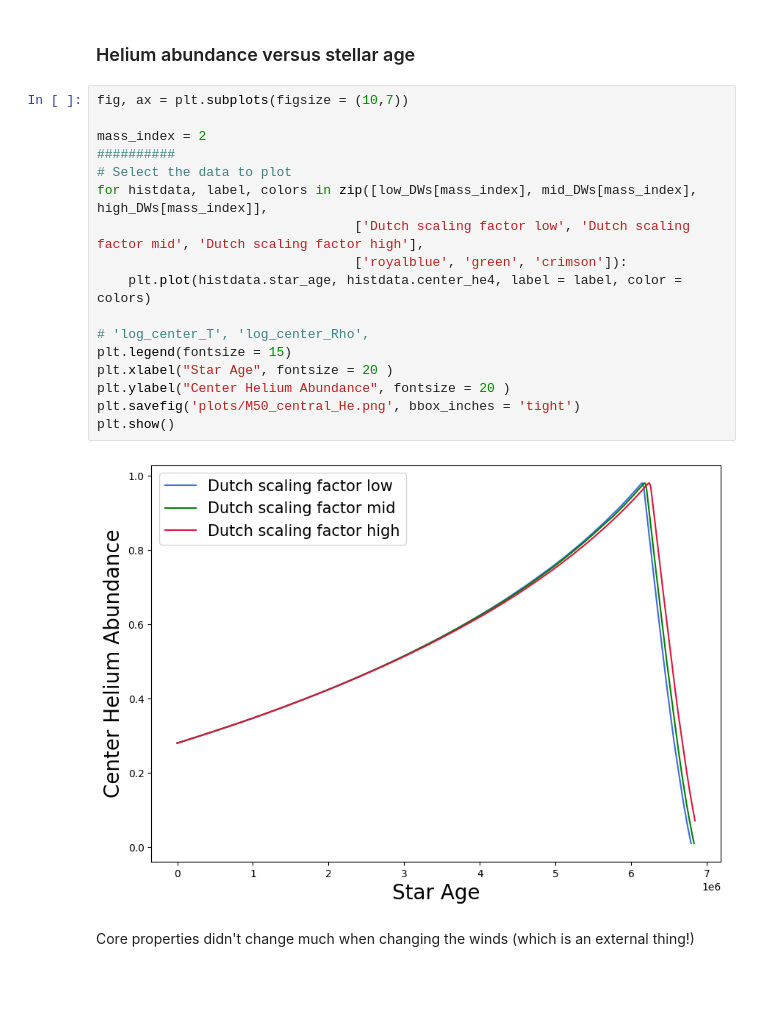
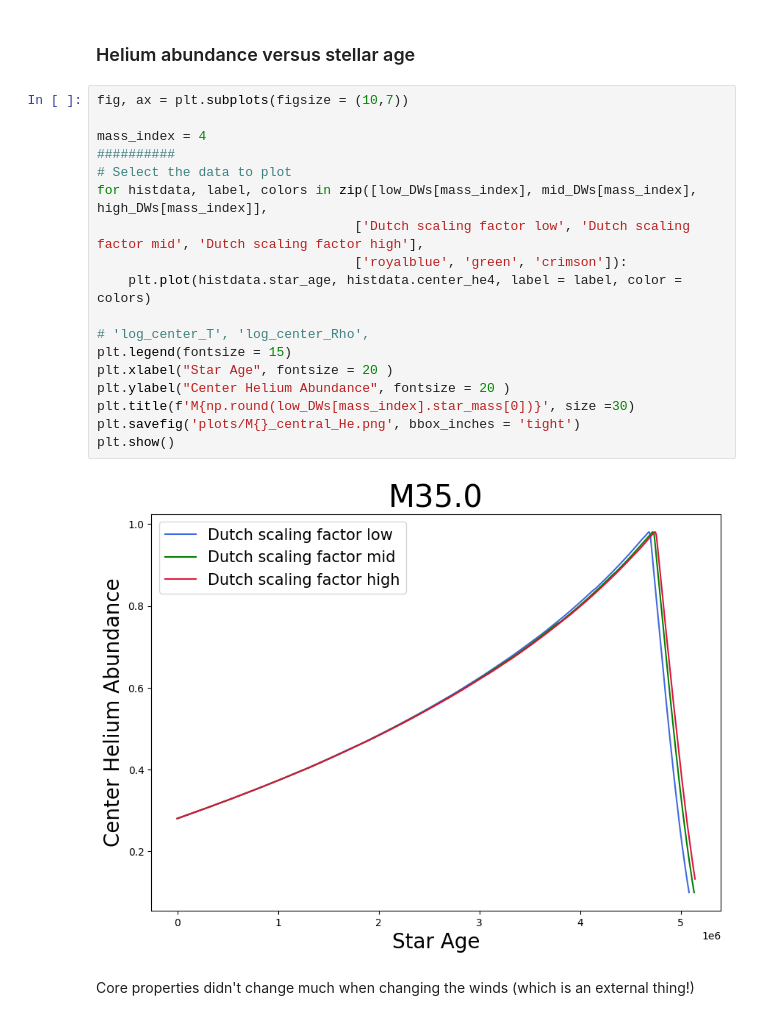
Before and after one commit to LiekeVanSon/ASBE-course, a Jupyter notebook: practicum/session3/solutions_session3/solutions_session3.ipynb, the cells around one changed output. Drawn from its saved outputs; the diff is of its cells as text; blank space fills up the shorter version.

```diff
--- a/practicum/session3/solutions_session3/solutions_session3.ipynb
+++ b/practicum/session3/solutions_session3/solutions_session3.ipynb
@@ -395,22 +200,23 @@ def plot_HR_with_radius_contours(list_of_hist_data, label_list = ['No overshoot'
 # %%
 fig, ax = plt.subplots(figsize = (10,7))
 
-mass_index = 2
+mass_index = 4
 ##########
 # Select the data to plot
 for histdata, label, colors in zip([low_DWs[mass_index], mid_DWs[mass_index], high_DWs[mass_index]],
                                  ['Dutch scaling factor low', 'Dutch scaling factor mid', 'Dutch scaling factor high'],
                                  ['royalblue', 'green', 'crimson']):
     plt.plot(histdata.star_age, histdata.center_he4, label = label, color = colors)
 
 # 'log_center_T', 'log_center_Rho',
 plt.legend(fontsize = 15)
 plt.xlabel("Star Age", fontsize = 20 )
 plt.ylabel("Center Helium Abundance", fontsize = 20 )
-plt.savefig('plots/M50_central_He.png', bbox_inches = 'tight')
+plt.title(f'M{np.round(low_DWs[mass_index].star_mass[0])}', size =30)
+plt.savefig('plots/M{}_central_He.png', bbox_inches = 'tight')
 plt.show()
 # %% [output]
-[figure, old version]
+[figure, new version]
 # %% [markdown]
 Core properties didn't change much when changing the winds (which is an external thing!)
 # %% [markdown]
```
Also changed, not shown: parts of 26 cells of this notebook, 15 other files.
